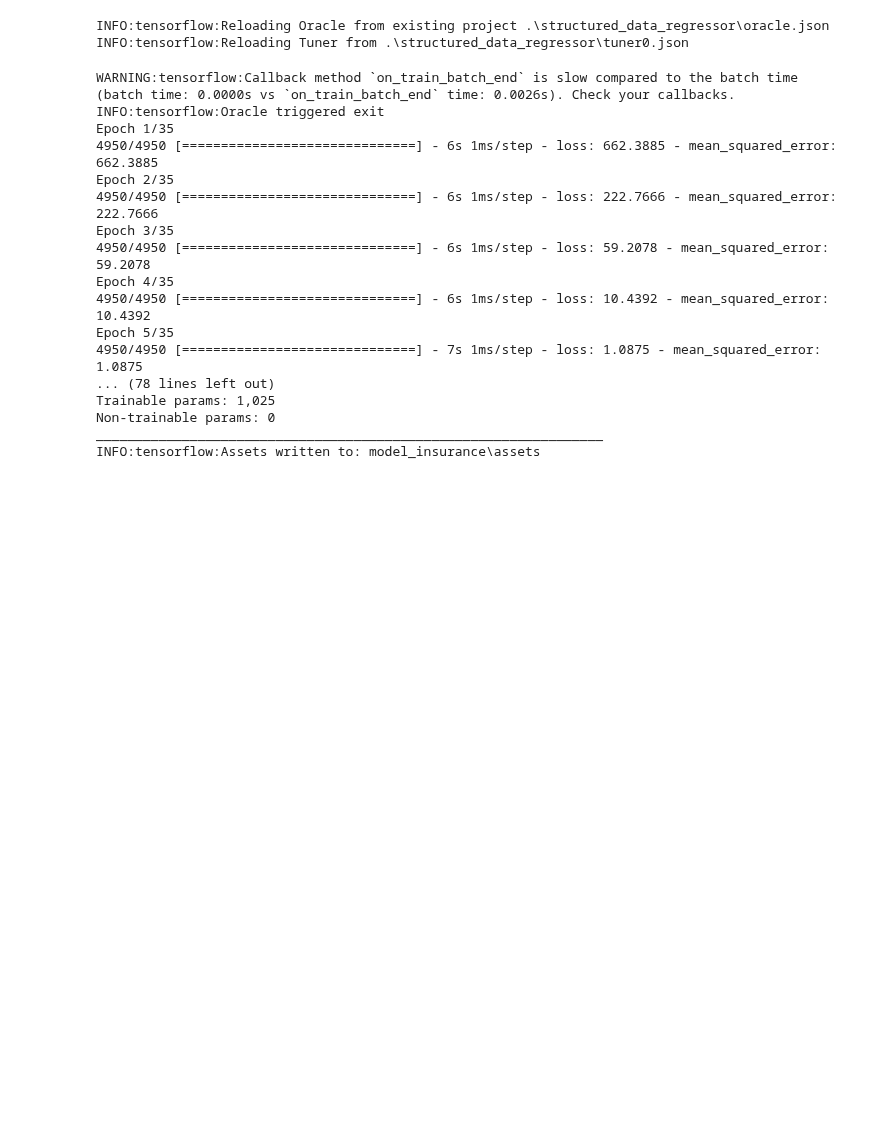
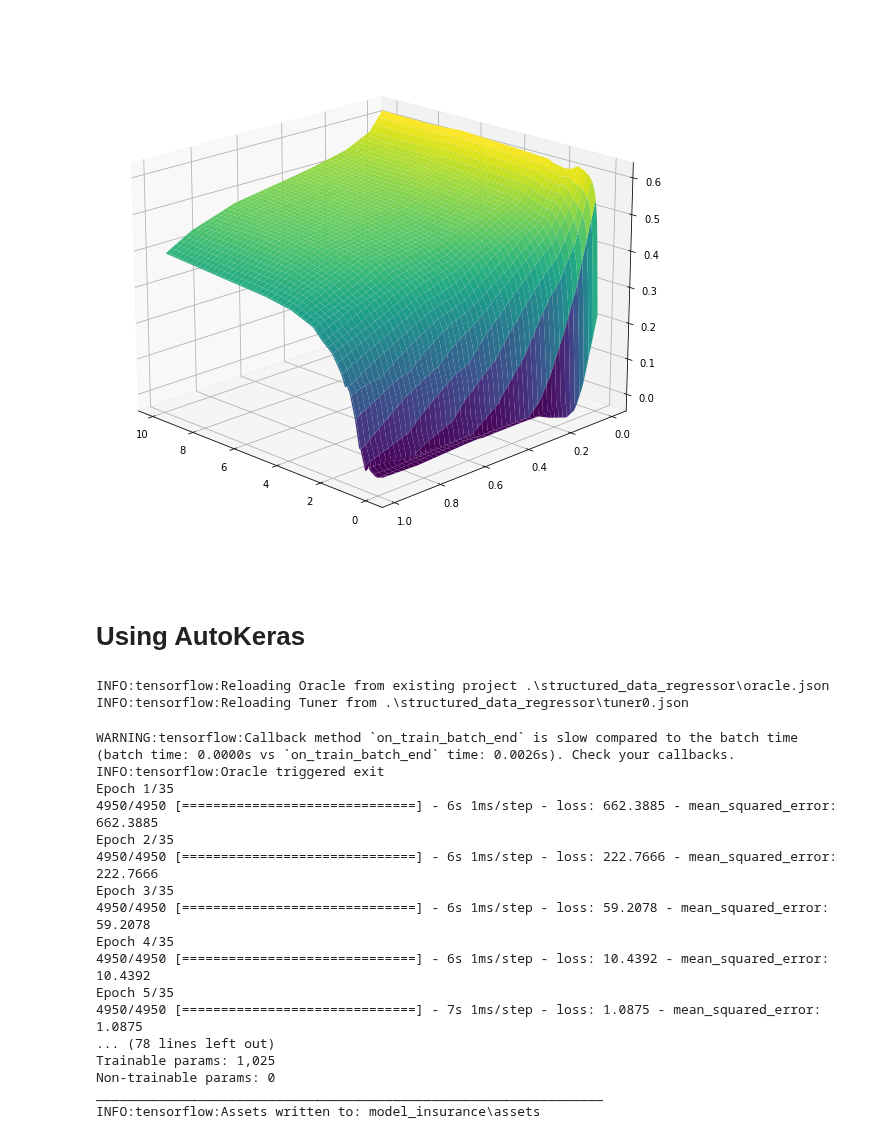
Before and after one commit to TomRiem/Master-Thesis-Riemer, a Jupyter notebook: Jupyter/Neural_Architecture_Search.ipynb, the cells around one changed output. Drawn from its saved outputs; the diff is of its cells as text; code cells hidden in the pictures; blank space fills up the shorter version.

```diff
--- a/Jupyter/Neural_Architecture_Search.ipynb
+++ b/Jupyter/Neural_Architecture_Search.ipynb
@@ -53,0 +54,22 @@ xt_csv = tf.convert_to_tensor(dataset[:,0:2])
+# %%
+from skopt import BayesSearchCV
+from sklearn.datasets import load_digits
+from sklearn.neural_network import MLPRegressor
+from sklearn.model_selection import train_test_split
+
+xt_train, xt_test, u_train, u_test = train_test_split(xt_csv.numpy(), u_csv.numpy(), test_size=0.2, random_state=1)
+
+# log-uniform: understand as search over p = exp(x) by varying x
+opt = BayesSearchCV(
+    MLPRegressor(),
+    {
+        'activation': ('identity', 'logistic', 'tanh', 'relu'),
+    },
+    n_iter=32,
+    cv=3
+)
+
+opt.fit(xt_train, u_train)
+
+print("val. score: %s" % opt.best_score_)
+print("test score: %s" % opt.score(xt_test, u_test))
@@ -54,3 +83,17 @@ xt_csv = tf.convert_to_tensor(dataset[:,0:2])
+# %%
+fig = plt.figure(figsize=(12, 10))
+ax = fig.add_subplot(111, projection='3d')
+
+T, X = tf.meshgrid(t_csv, x_csv)
+XT = tf.stack([tf.reshape(X,-1), tf.reshape(T,-1)],axis=1)
+U = opt.predict(XT)
+U = tf.reshape(U, T.shape)
+ax.plot_surface(T, X, U, cmap='viridis')
+ax.view_init(19, 135)
+# %% [output]
+[figure, added]
+# %% [markdown]
+# Using AutoKeras
 # %%
 xt_train, xt_test, u_train, u_test = train_test_split(xt_csv.numpy(), u_csv.numpy(), test_size=0.2, random_state=1)
 
```
Also changed, not shown: parts of 4 cells of this notebook.
